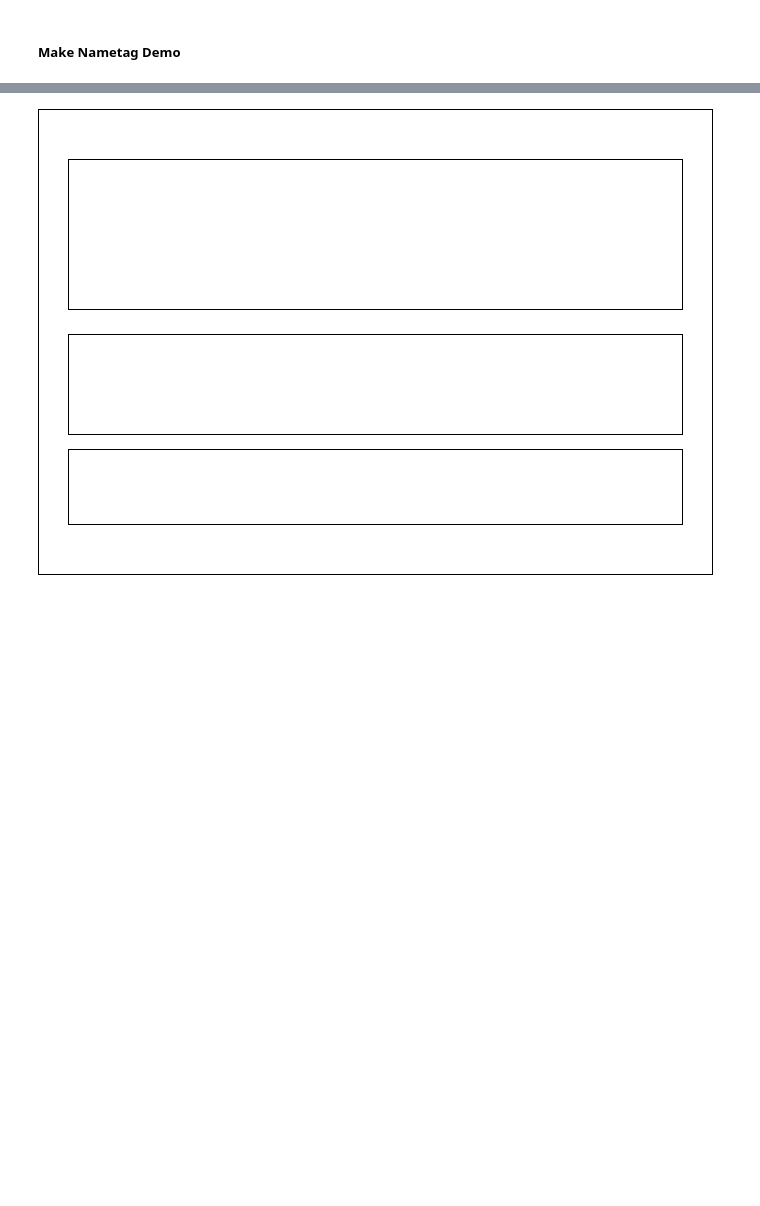
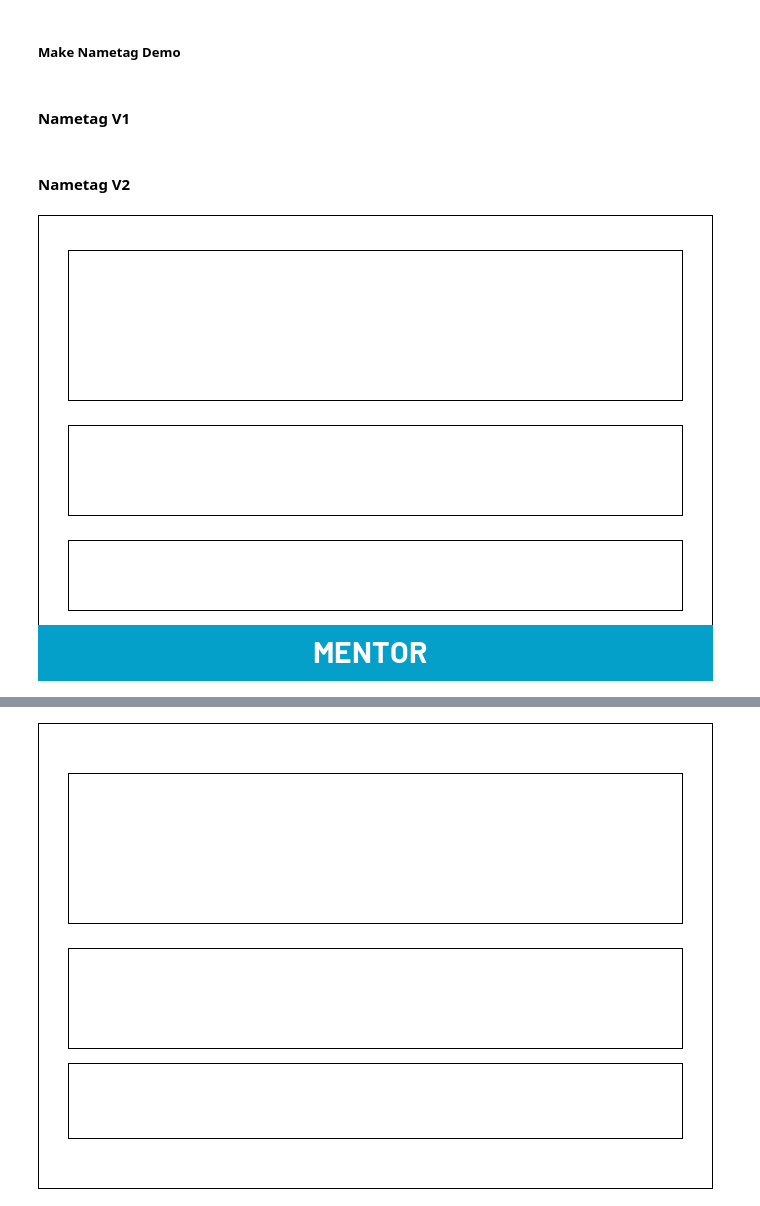
Before and after one commit to diversityindatascience/winter_social_nametags, a Jupyter notebook: nametag_starter_functions.ipynb, the cells around one changed output, grey strips where cells are left out. Cells and saved outputs as stored; diff of their text form; code cells hidden in the pictures; blank space fills up the shorter version.

```diff
--- a/nametag_starter_functions.ipynb
+++ b/nametag_starter_functions.ipynb
@@ -112,7 +112,7 @@ draw_line(img, 'v', v4)
 # %% [markdown]
 ##### Make Nametag Demo
 # %%
-def draw_rectangles(image, r):
+def draw_section_boundaries(image, r):
 
     '''
     This function draws rectangles on the template as boundaries for text placement. These aren't intended to show up on final version, it's just
@@ -140,6 +140,8 @@ def draw_rectangles(image, r):
 
     # image.save("output_with_line.png")
     return image
+# %% [markdown]
+#### Nametag V1
 # %%
 # Create blank white canvas
 nametag_width, nametag_height = 675, 466
@@ -159,2 +161,45 @@ draw_rectangles(nametag, (30, 644, 340, 415))
 
 nametag.save("assets/drafts/nametag_layout.png")
+# %% [markdown]
+#### Nametag V2
+# %%
+def add_role_label(image, role):
+
+    if role == 'volunteer':
+        color = (105, 182, 113)
+        loc = [0, 410, 675, 466]
+        text_loc = (240, 418)
+
+    elif role == 'mentor':
+        color = (5, 160, 202)
+        loc = [0, 410, 675, 466]
+        text_loc = (275, 418)
+    else:
+        return "role not recognized"
+
+    draw = ImageDraw.Draw(image)
+    draw.rectangle(loc, outline=color, fill=color)
+
+    font, fill_color, stroke_width, stroke_fill = specify_font_details(weight= 'bold', color = 'white', size = 30, stroke_width = 0, stroke_fill = 'white')
+    draw.text(text_loc, role.upper(), font=font, fill=fill_color, stroke_width = stroke_width, stroke_fill = stroke_fill)
+
+    return image
+# %%
+# nametag_width, nametag_height = 675, 466
+nametag2 = Image.new("RGB", (nametag_width, nametag_height), color="white")
+
+### Outside Border x1, x2, y1, y2
+draw_section_boundaries(nametag2, (0, 674, 0, 465))
+
+### Name Section Border x1, x2, y1, y2
+draw_section_boundaries(nametag2, (30, 644, 35, 185))
+
+### Title/Company Section Border x1, x2, y1, y2
+draw_section_boundaries(nametag2, (30, 644, 210, 300))
+
+### Hobby Section Border x1, x2, y1, y2
+draw_section_boundaries(nametag2, (30, 644, 325, 395))
+
+add_role_label(nametag2, 'mentor')
+# %% [output]
+[figure, added]
```
Also changed, not shown: parts of 5 cells of this notebook.
